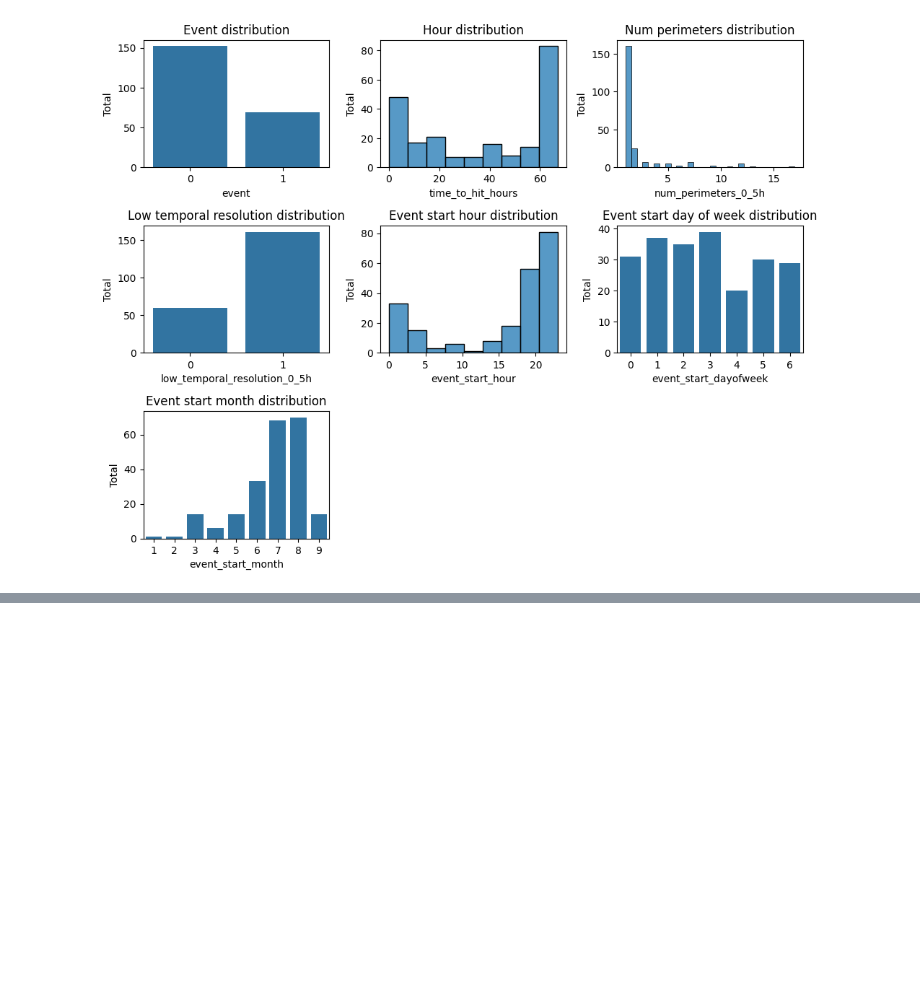
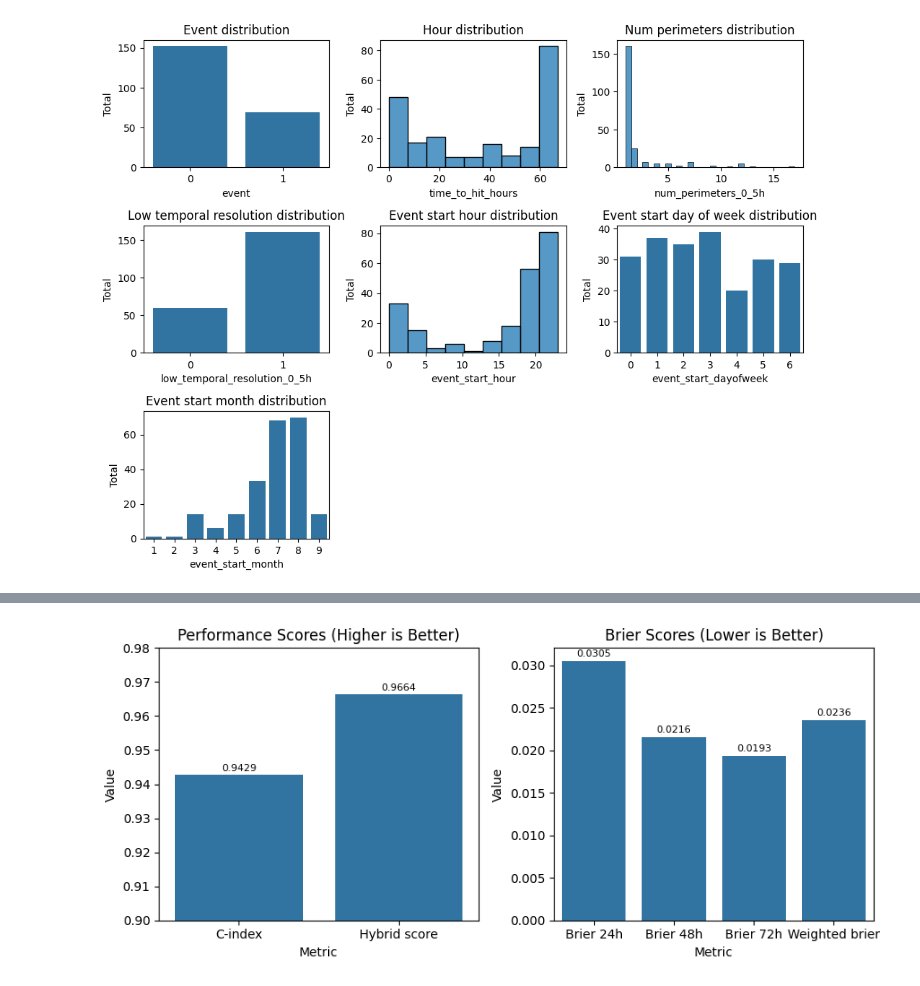
Before and after one commit to ChuongLe279/Kaggle-Competition, a Jupyter notebook: WiDSWorldWide_GlobalDathon26/gbsa_lightgbm.ipynb, the cells around one changed output, grey strips where cells are left out. Saved outputs shown, nothing was run; the diff lists cells and outputs as text; code cells hidden in the pictures; blank space fills up the shorter version.

Commit message:
Add lightgbm for each horizon

```diff
--- a/WiDSWorldWide_GlobalDathon26/main.ipynb
+++ b/WiDSWorldWide_GlobalDathon26/gbsa_lightgbm.ipynb
@@ -249,0 +208,12 @@ submission.to_csv('result.csv', index=False)
+# %%
+# Total folds
+N_FOLDS = 10
+
+# Initialize oof matrix prediction
+oof_preds_gbsa = np.zeros((len(X_train), 4)) # 4 horizons: 12h, 24h, 48h, 72h
+
+# Initialize final average test prediction
+gbsa_test_preds = np.zeros((len(X_test), 4))
+
+# Initialize 10 random seeds
+GBSA_SEEDS = [42, 67, 69, 2026, 2006, 100, 200, 300, 584, 867]
@@ -249,0 +284,74 @@ submission.to_csv('result.csv', index=False)
+# %%
+# p12 <= p24 <= p48 <= p72
+oof_preds_gbsa = np.maximum.accumulate(oof_preds_gbsa, axis=1) # type: ignore
+gbsa_test_preds = np.maximum.accumulate(gbsa_test_preds, axis=1) # type: ignore
+
+# Calculating c_index
+time_vals  = y_train['time_to_hit_hours'].values
+event_vals = y_train['event'].values.astype(bool)
+c_idx = concordance_index_censored(event_vals, time_vals, oof_preds_gbsa[:, 1])[0] # type: ignore
+
+# Calculating brier score
+oof_surv_prob = 1 - oof_preds_gbsa # type: ignore
+max_time_stamp = max(y_train['time_to_hit_hours'])
+horizons = np.array([24.0, 48.0, max_time_stamp - 0.000001])
+surv_matrix = oof_surv_prob[:, 1:] # Remove 12h # type: ignore
+
+_, brier_scores = brier_score(
+    survival_train = y_train_surv,
+    survival_test = y_train_surv,
+    estimate = surv_matrix,
+    times = horizons
+)
+
+brier_score_24 = brier_scores[0]
+brier_score_48 = brier_scores[1]
+brier_score_72 = brier_scores[2]
+
+# Hybrid score (official evaluation)
+w_brier = 0.3 * brier_score_24 + 0.4 * brier_score_48 + 0.3 * brier_score_72
+hybrid  = 0.3 * c_idx + 0.7 * (1 - w_brier)
+
+#----------------------------------------------------------------------
+print(f"C-index        : {c_idx:.4f}")
+print(f"Brier 24h      : {brier_score_24:.4f}")
+print(f"Brier 48h      : {brier_score_48:.4f}")
+print(f"Brier 72h      : {brier_score_72:.4f}")
+print(f"Weighted Brier : {w_brier:.4f}")
+print(f"Hybrid Score   : {hybrid:.4f}") # Ranking sẽ dựa vào hybrid score
+
+# Visualize the evaluation score
+pred_values = {
+    'Metric': ['C-index', 'Brier 24h', 'Brier 48h', 'Brier 72h', 'Weighted brier', 'Hybrid score'],
+    'Value' : [c_idx, brier_score_24, brier_score_48, brier_score_72, w_brier, hybrid]
+}
+pred_values = pd.DataFrame(pred_values)
+
+# Split into 2 groups
+perf_df = pred_values[pred_values['Metric'].isin(['C-index', 'Hybrid score'])]
+brier_df = pred_values[pred_values['Metric'].isin(['Brier 24h', 'Brier 48h', 'Brier 72h', 'Weighted brier'])]
+
+fig, axes = plt.subplots(1, 2, figsize=(9, 4))
+
+# Left: performance metrics
+sns.barplot(data=perf_df, x='Metric', y='Value', ax=axes[0])
+axes[0].set_title('Performance Scores (Higher is Better)')
+axes[0].set_xlabel('Metric')
+axes[0].set_ylabel('Value')
+axes[0].set_ylim(0.90, 0.98)
+
+for i, v in enumerate(perf_df['Value']):
+    axes[0].text(i, v + 0.001, f'{v:.4f}', ha='center', fontsize=8)
+
+# Right: Brier scores
+sns.barplot(data=brier_df, x='Metric', y='Value', ax=axes[1])
+axes[1].set_title('Brier Scores (Lower is Better)')
+axes[1].set_xlabel('Metric')
+axes[1].set_ylabel('Value')
+
+for i, v in enumerate(brier_df['Value']):
+    axes[1].text(i, v + 0.0005, f'{v:.4f}', ha='center', fontsize=8)
+
+plt.tight_layout()
+plt.show()
+# %% [output]
@@ -249,0 +364 @@ submission.to_csv('result.csv', index=False)
+[figure, added]
```
Also changed, not shown: parts of 41 cells of this notebook, 5 other files.
